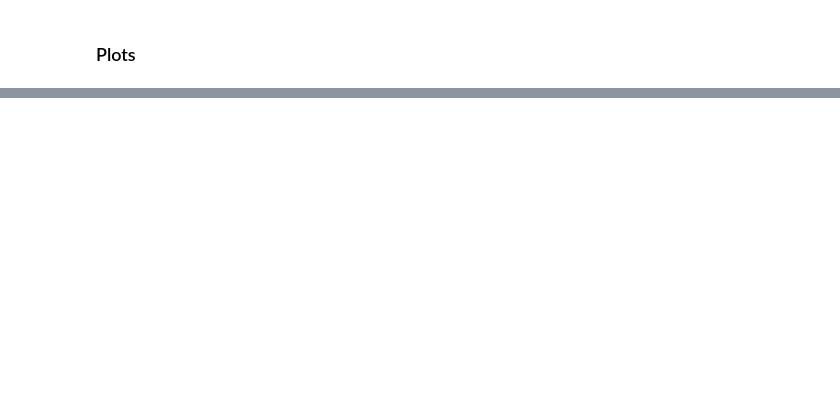
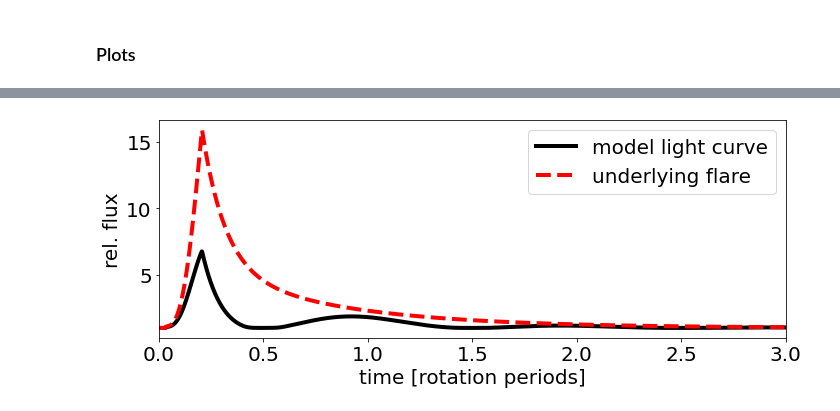
Before and after one commit to ekaterinailin/MalachiteMountains, a Jupyter notebook: analysis/notebooks/NB9_DDT_plots_model.ipynb, the cells around one changed output, grey strips where cells are left out. Cells and saved outputs as stored; diff of their text form; code cells hidden in the pictures; blank space fills up the shorter version.

```diff
--- a/analysis/notebooks/NB9_DDT_plots_model.ipynb
+++ b/analysis/notebooks/NB9_DDT_plots_model.ipynb
@@ -39,29 +37,31 @@ array([1.55454671, 1.55815774, 1.56176876])
 # %%
 # Plot a model consisting of an ensemble of rotating flaring points on a sphere
 
-I = 71 * np.pi / 180.
+I = 26.5 * np.pi / 180.
 phi = np.linspace(0,6*np.pi,2000)
 flares = []
 #for i in np.linspace(2.5,3.5,20):
 #    flares.append( aflare(phi, i, 2.44, 5,))
-flare = aflare(phi, 2.4, 4.2, 15,)
+flare = aflare(phi, 1.3, 2.2, 15,)
 
 lamb, onoff, m = model(phi, latitudes, longitudes, flare, I)
 
 plt.figure(figsize=(10,4))
-#for l,oo in zip(lamb,onoff):
-#    plt.plot(phi/2/np.pi, l*oo*flare, alpha=.1, c="grey")
+# for l,oo in zip(lamb,onoff):
+#     plt.plot(phi/2/np.pi, l*oo*flare + 1, alpha=.1, c="grey")
 #for f in flares:
 #    lamb, onoff, m = model(phi, latitudes, longitudes, f, I)
 #    plt.plot(phi/2/np.pi,m+1,c="k",linewidth=.1,)# label="model light curve")#,\naverage of individual\ngrid dots (in grey)")
 plt.plot(phi/2/np.pi,m+1,c="k",linewidth=4, label="model light curve")#,\naverage of individual\ngrid dots (in grey)")
 
 plt.plot(phi/2/np.pi,flare+1, label="underlying flare",c="r",linestyle="dashed",linewidth=4)
 plt.xlabel("time [rotation periods]",fontsize=20)
 plt.ylabel("rel. flux",fontsize=20)
 plt.xlim(0,3)
 plt.legend(fontsize=20)
 #plt.yscale("log")
 plt.tight_layout()
 #plt.ylim(0,6)
 #plt.savefig(f"{CWD}/analysis/plots/ddt/lightcurve_l70_i71_linear2.png",dpi=300);
+# %% [output]
+[figure, added]
```
Also changed, not shown: parts of 3 cells of this notebook, 3 other files.
